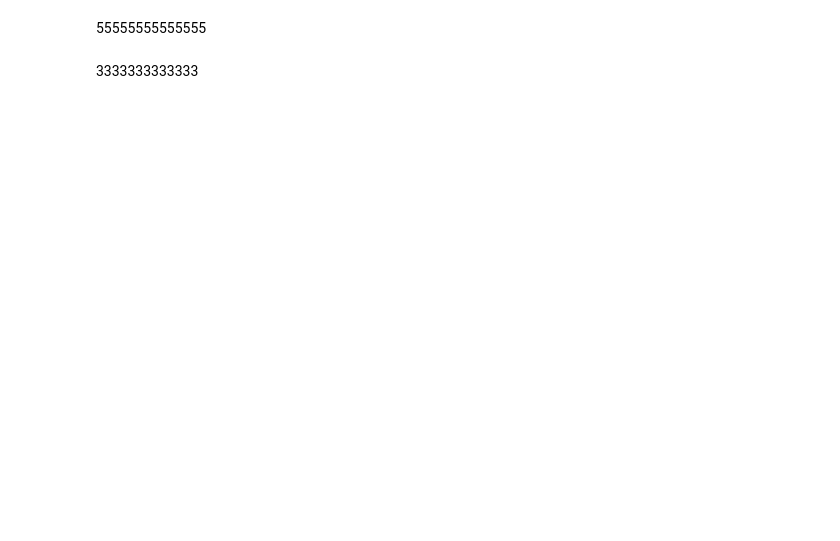
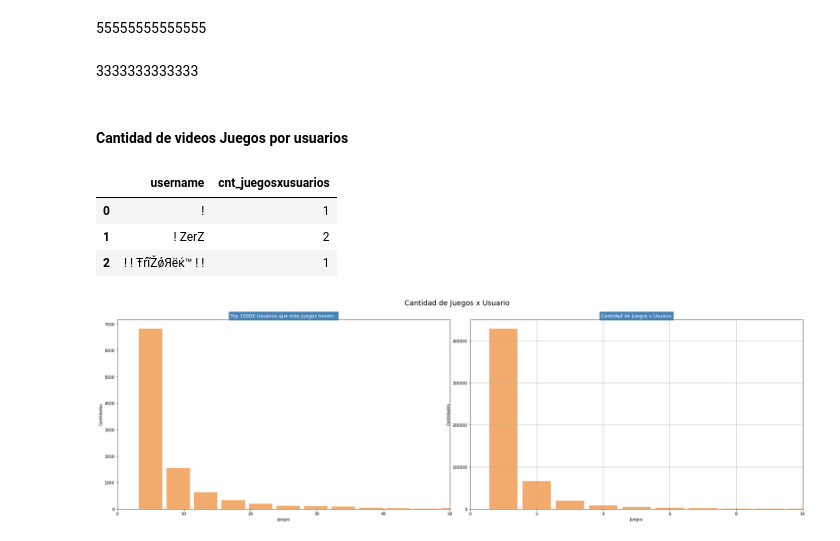
Before and after one commit to gonzalogperez/sistemas-recomendacion-steam, a Jupyter notebook: DS_Proyecto_03_SR.ipynb, the cells around one changed output. Drawn from its saved outputs; the diff is of its cells as text; code cells hidden in the pictures; blank space fills up the shorter version.

Commit message:
Cantidad de videos Juegos por usuarios

```diff
--- a/DS_Proyecto_03_SR.ipynb
+++ b/DS_Proyecto_03_SR.ipynb
@@ -290,3 +255,18 @@ mergeado[['username','product_id','title']]
 55555555555555
 # %% [markdown]
 3333333333333
+# %% [markdown]
+#### Cantidad de videos Juegos por usuarios
+# %%
+#mergeado.groupby(['product_id'], as_index=False)['username'].count().sort_values(['username'], ascending=False).head(10)
+#data2 = df.groupby(['username'], as_index=False)['product_id'].count().sort_values(['product_id'], ascending=False)
+data2 = df.groupby(['username'], as_index=False)['product_id'].count()
+# %%
+data2.rename(columns={'product_id': 'cnt_juegosxusuarios'}, inplace=True)
+#data2.head(20).sort_values(['cnt_juegosxusuarios'], ascending=False).head(10)
+data2.head(3)
+# %% [output]
+|  | username | cnt_juegosxusuarios |
+| 0 | ! | 1 |
+| 1 | ! ZerZ | 2 |
+| 2 | ! ! ŦŕĩŽǿЯëќ™ ! ! | 1 |
@@ -292,0 +275,47 @@ mergeado[['username','product_id','title']]
+# %%
+data_top = data2.sort_values(['cnt_juegosxusuarios'], ascending=False).head(10000)
+# %%
+## creamos la figura con subplots de 1 linea 2 columnas
+fig, axes = plt.subplots(1,2, figsize=(25, 8))
+fig.suptitle('Cantidad de Juegos x Usuario', fontsize=18)
+#padding between subplots. Pass a float parameter to specify the amount of padding between subplots.
+fig.tight_layout(pad=2.0)
+plt.grid()
+
+# GRacount 0
+#sns.countplot(data = df, x = "price", orient='v', order = df['price'].value_counts().index)
+axes[0].set_title("Top 10000 Usuarios que más Juegos tienen: ",fontsize = 12, color = "w", fontstretch=0, backgroundcolor="SteelBlue")
+axes[0].hist(x=data_top.cnt_juegosxusuarios, bins=50, color='#F2AB6D', rwidth=0.85, align='left')
+#axes.set_title("Todas los tipos: ",fontsize = 10, color = "w", fontstretch=0, backgroundcolor="SteelBlue")
+#plt.sca(axes[0, 1])
+#plt.sca(axes[0])
+plt.xticks(rotation=45)
+axes[0].set_xlabel("Juegos")
+axes[0].set_ylabel("Cantidades")
+axes[0].set_xlim([0,50]) ## limite en x, para acotar y quitar los outliers
+
+#for rect in axes[0].patches:
+#axes[0].text (rect.get_x() + rect.get_width()  / 2,rect.get_height()+ 0.75,rect.get_height(),horizontalalignment='center', fontsize = 11)
+
+#Grafico 1
+#sns.countplot(data = df, x = "pr", orient='v', ax=axes[1], order = df['property_type_2'].value_counts().index)
+#axes[1].set_title("Agrupados: ",fontsize = 10, color = "w", fontstretch=0, backgroundcolor="SteelBlue")
+#plt.sca(axes[1])
+#plt.xticks(rotation=45)
+#plt.grid()
+
+axes[1].set_title("Cantidad de Juegos x Usuario",fontsize = 12, color = "w", fontstretch=0, backgroundcolor="SteelBlue")
+axes[1].hist(x=data2.cnt_juegosxusuarios, bins=intervalos, color='#F2AB6D', rwidth=0.85, align='left')
+#plt.sca(axes[0, 1])
+#plt.sca(axes[0])
+plt.xticks(rotation=0)
+axes[1].set_xlabel("Juegos")
+axes[1].set_ylabel("Cantidades")
+axes[1].set_xlim([0,10]) ## limite en x, para acotar y quitar los outliers
+
+plot.show()
+
+#for rect in axes[1].patches:
+#    axes[1].text (rect.get_x() + rect.get_width()  / 2,rect.get_height()+ 0.75,rect.get_height(),horizontalalignment='center', fontsize = 11)
+# %% [output]
+[figure, added]
```
Also changed, not shown: parts of 63 cells of this notebook.
